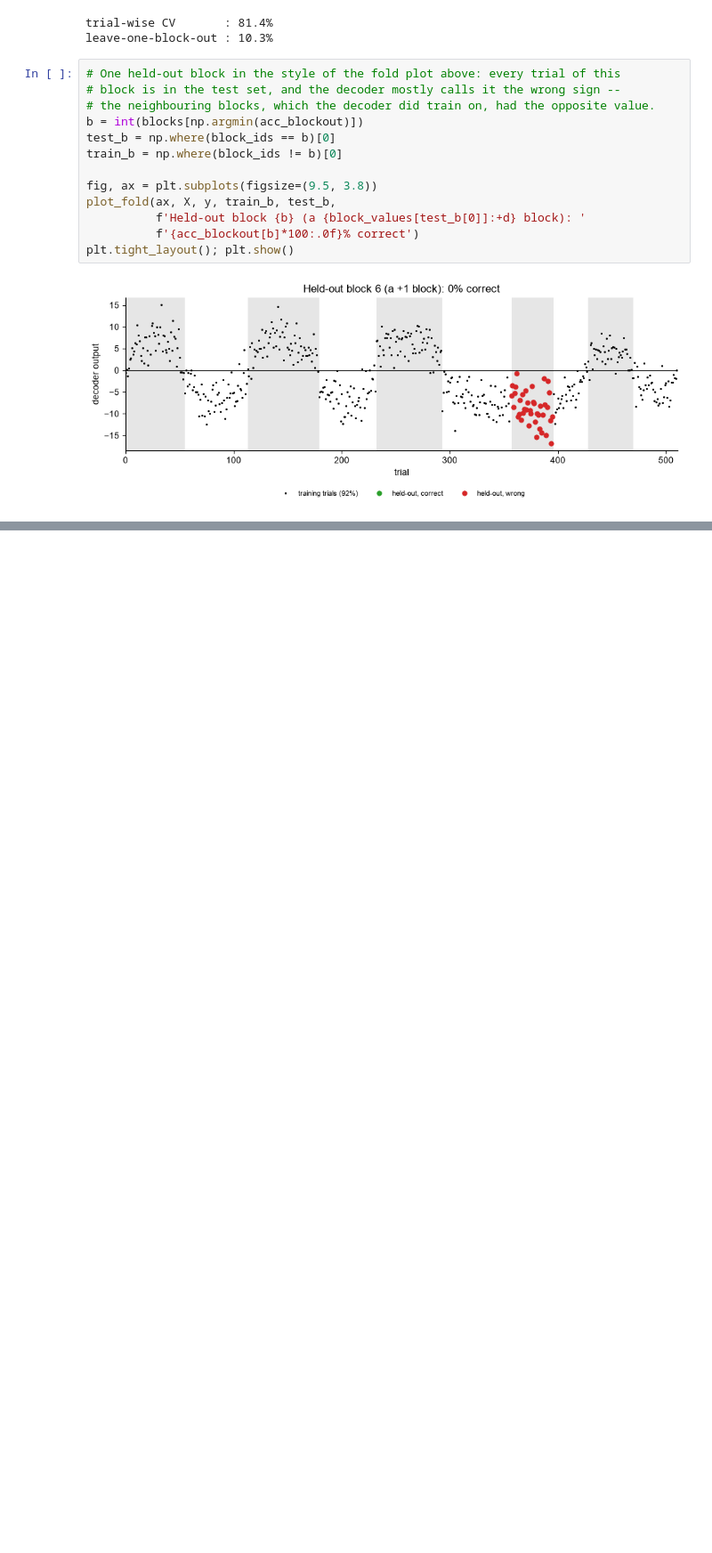
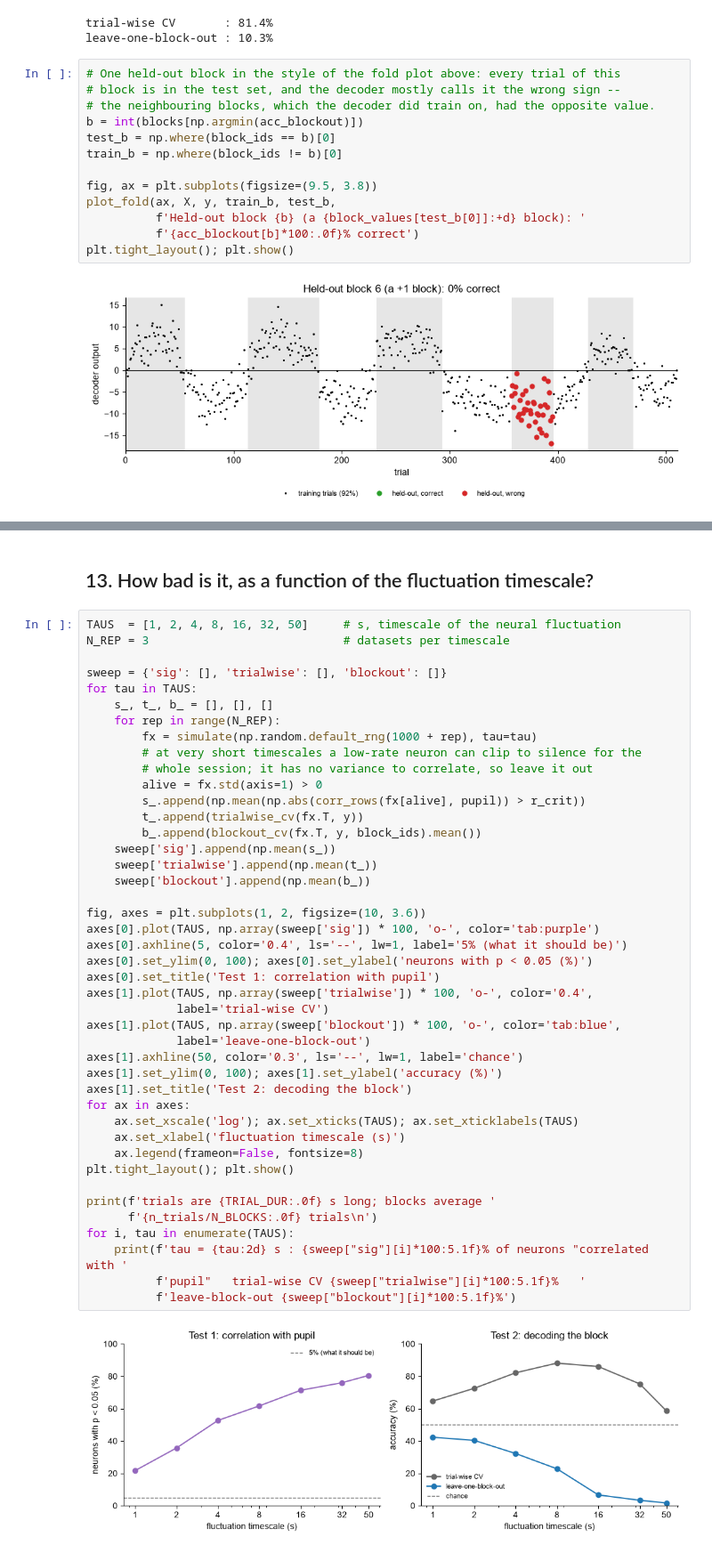
Before and after one commit to SteinmetzLab/GoodAnalysisPractice, a Jupyter notebook: nb4_walkthrough/notebook4_walkthrough.ipynb, the cells around one changed output, grey strips where cells are left out. Shown at 89% size. Drawn from its saved outputs; the diff is of its cells as text; blank space fills up the shorter version.

```diff
--- a/nb4_walkthrough/notebook4_walkthrough.ipynb
+++ b/nb4_walkthrough/notebook4_walkthrough.ipynb
@@ -644,0 +862,47 @@ plt.tight_layout(); plt.show()
+# %% [markdown]
+## 13. How bad is it, as a function of the fluctuation timescale?
+# %%
+TAUS  = [1, 2, 4, 8, 16, 32, 50]     # s, timescale of the neural fluctuation
+N_REP = 3                            # datasets per timescale
+
+sweep = {'sig': [], 'trialwise': [], 'blockout': []}
+for tau in TAUS:
+    s_, t_, b_ = [], [], []
+    for rep in range(N_REP):
+        fx = simulate(np.random.default_rng(1000 + rep), tau=tau)
+        # at very short timescales a low-rate neuron can clip to silence for the
+        # whole session; it has no variance to correlate, so leave it out
+        alive = fx.std(axis=1) > 0
+        s_.append(np.mean(np.abs(corr_rows(fx[alive], pupil)) > r_crit))
+        t_.append(trialwise_cv(fx.T, y))
+        b_.append(blockout_cv(fx.T, y, block_ids).mean())
+    sweep['sig'].append(np.mean(s_))
+    sweep['trialwise'].append(np.mean(t_))
+    sweep['blockout'].append(np.mean(b_))
+
+fig, axes = plt.subplots(1, 2, figsize=(10, 3.6))
+axes[0].plot(TAUS, np.array(sweep['sig']) * 100, 'o-', color='tab:purple')
+axes[0].axhline(5, color='0.4', ls='--', lw=1, label='5% (what it should be)')
+axes[0].set_ylim(0, 100); axes[0].set_ylabel('neurons with p < 0.05 (%)')
+axes[0].set_title('Test 1: correlation with pupil')
+axes[1].plot(TAUS, np.array(sweep['trialwise']) * 100, 'o-', color='0.4',
+             label='trial-wise CV')
+axes[1].plot(TAUS, np.array(sweep['blockout']) * 100, 'o-', color='tab:blue',
+             label='leave-one-block-out')
+axes[1].axhline(50, color='0.3', ls='--', lw=1, label='chance')
+axes[1].set_ylim(0, 100); axes[1].set_ylabel('accuracy (%)')
+axes[1].set_title('Test 2: decoding the block')
+for ax in axes:
+    ax.set_xscale('log'); ax.set_xticks(TAUS); ax.set_xticklabels(TAUS)
+    ax.set_xlabel('fluctuation timescale (s)')
+    ax.legend(frameon=False, fontsize=8)
+plt.tight_layout(); plt.show()
+
+print(f'trials are {TRIAL_DUR:.0f} s long; blocks average '
+      f'{n_trials/N_BLOCKS:.0f} trials\n')
+for i, tau in enumerate(TAUS):
+    print(f'tau = {tau:2d} s : {sweep["sig"][i]*100:5.1f}% of neurons "correlated with '
+          f'pupil"   trial-wise CV {sweep["trialwise"][i]*100:5.1f}%   '
+          f'leave-block-out {sweep["blockout"][i]*100:5.1f}%')
+# %% [output]
+[figure, added]
```
Also changed, not shown: parts of 20 cells of this notebook, 3 other files.
